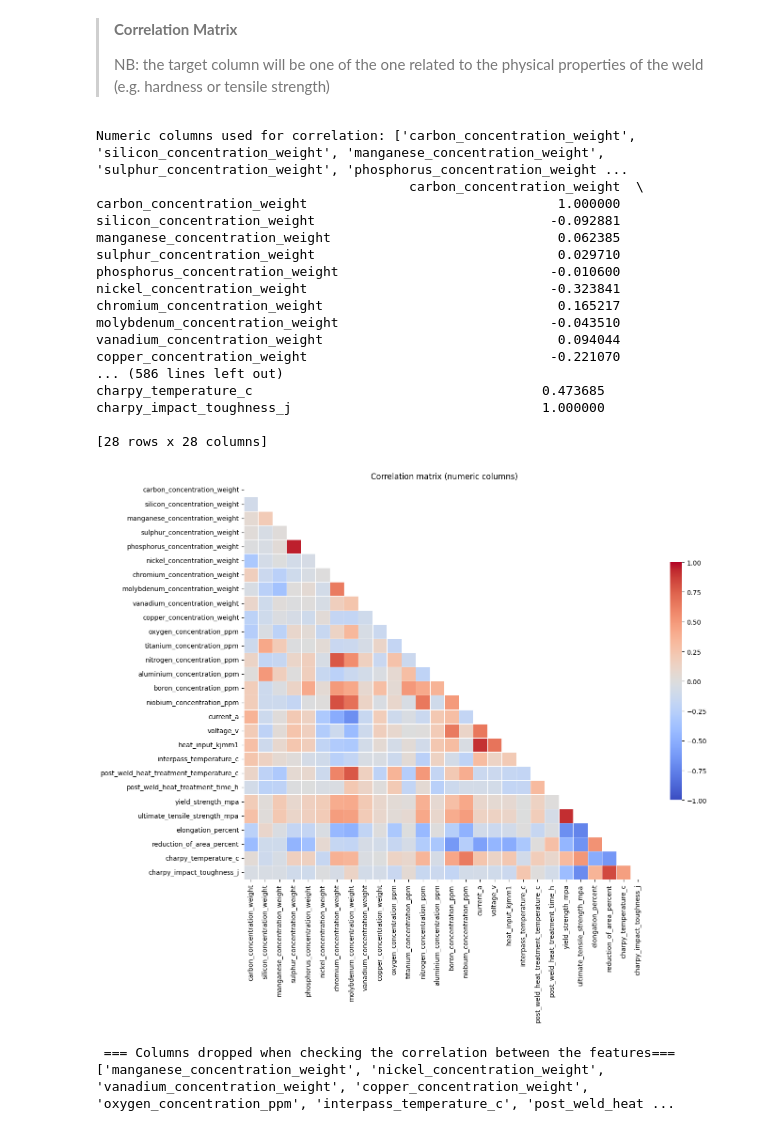
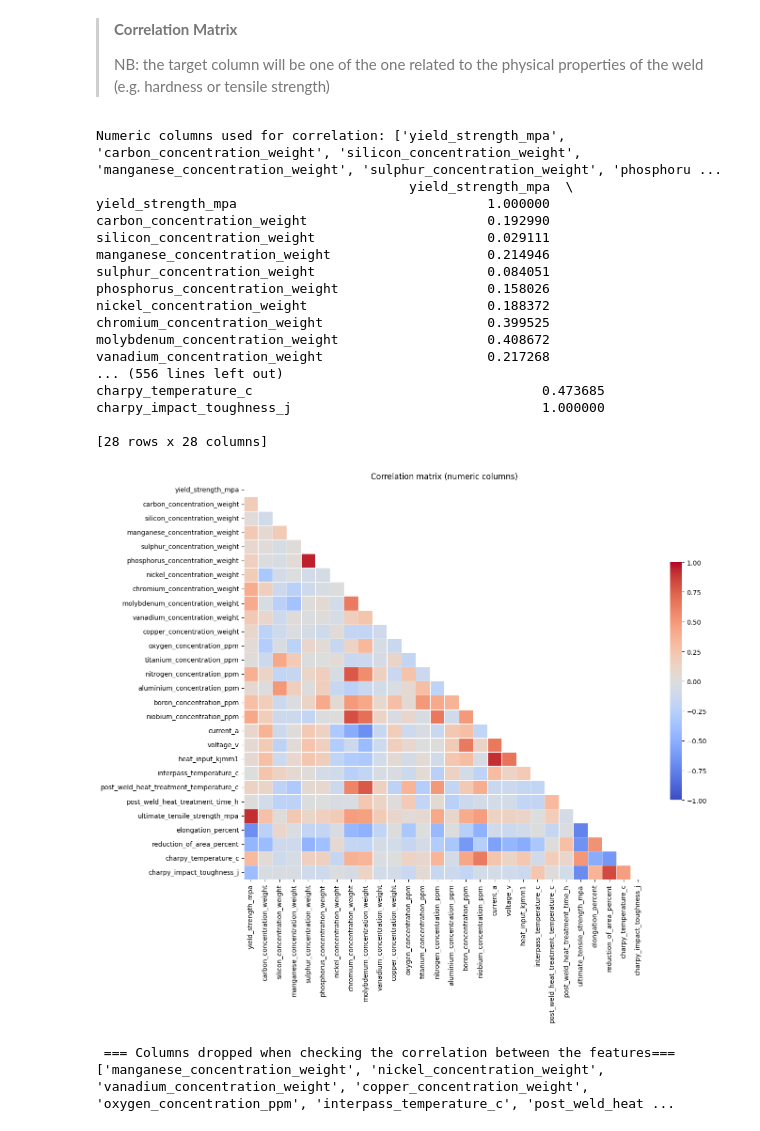
Before and after one commit to KarinaMusina44/weld-quality-prediction, a Jupyter notebook: Pre-processing-clean.ipynb, the cells around one changed output. Saved outputs shown, nothing was run; the diff lists cells and outputs as text; code cells hidden in the pictures.

```diff
--- a/Pre-processing-clean.ipynb
+++ b/Pre-processing-clean.ipynb
@@ -30,7 +30,7 @@ from utils_pre_processing import *
 # %%
 ## Formatting of the columns' names
 
-unprocessed_df = import_data(r"welddb\welddb.data")
+unprocessed_df = import_data(r"welddb/welddb.data")
 
 # quick overview
 print("Shape (rows, cols):", unprocessed_df.shape)
@@ -268,26 +268,26 @@ dtype: float64
 # %%
 
 # Compute and display correlation matrix for numeric columns, with a heatmap
-correlation_matrix(processed_df)
+correlation_matrix(processed_df, target_col = 'yield_strength_mpa')
 # %% [output]
-Numeric columns used for correlation: ['carbon_concentration_weight', 'silicon_concentration_weight', 'manganese_concentration_weight', 'sulphur_concentration_weight', 'phosphorus_concentration_weight ...
-                                        carbon_concentration_weight  \
-carbon_concentration_weight                                1.000000
-silicon_concentration_weight                              -0.092881
-manganese_concentration_weight                             0.062385
-sulphur_concentration_weight                               0.029710
-phosphorus_concentration_weight                           -0.010600
-nickel_concentration_weight                               -0.323841
-chromium_concentration_weight                              0.165217
-molybdenum_concentration_weight                           -0.043510
-vanadium_concentration_weight                              0.094044
-copper_concentration_weight                               -0.221070
-... (586 lines left out)
+Numeric columns used for correlation: ['yield_strength_mpa', 'carbon_concentration_weight', 'silicon_concentration_weight', 'manganese_concentration_weight', 'sulphur_concentration_weight', 'phosphoru ...
+                                        yield_strength_mpa  \
+yield_strength_mpa                                1.000000
+carbon_concentration_weight                       0.192990
+silicon_concentration_weight                      0.029111
+manganese_concentration_weight                    0.214946
+sulphur_concentration_weight                      0.084051
+phosphorus_concentration_weight                   0.158026
+nickel_concentration_weight                       0.188372
+chromium_concentration_weight                     0.399525
+molybdenum_concentration_weight                   0.408672
+vanadium_concentration_weight                     0.217268
+... (556 lines left out)
 charpy_temperature_c                                     0.473685
 charpy_impact_toughness_j                                1.000000
 
 [28 rows x 28 columns]
-[figure, old version]
+[figure, new version]
 # %%
 complete_df = processed_df.copy()
 processed_df,dropped_columns = drop_not_chosen_target(processed_df, threshold=0.4)
```
Also changed, not shown: parts of 14 cells of this notebook, 1 other file.
